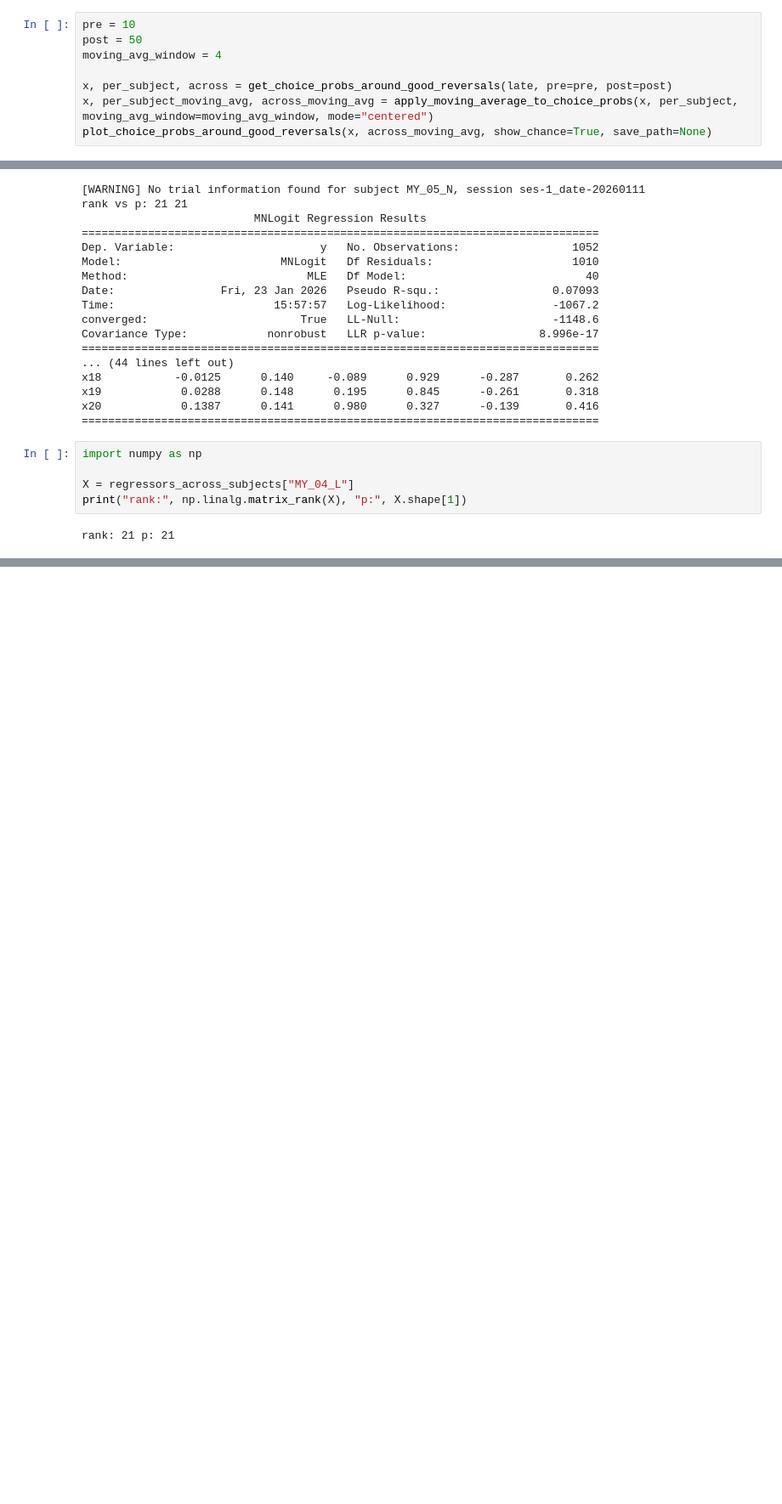
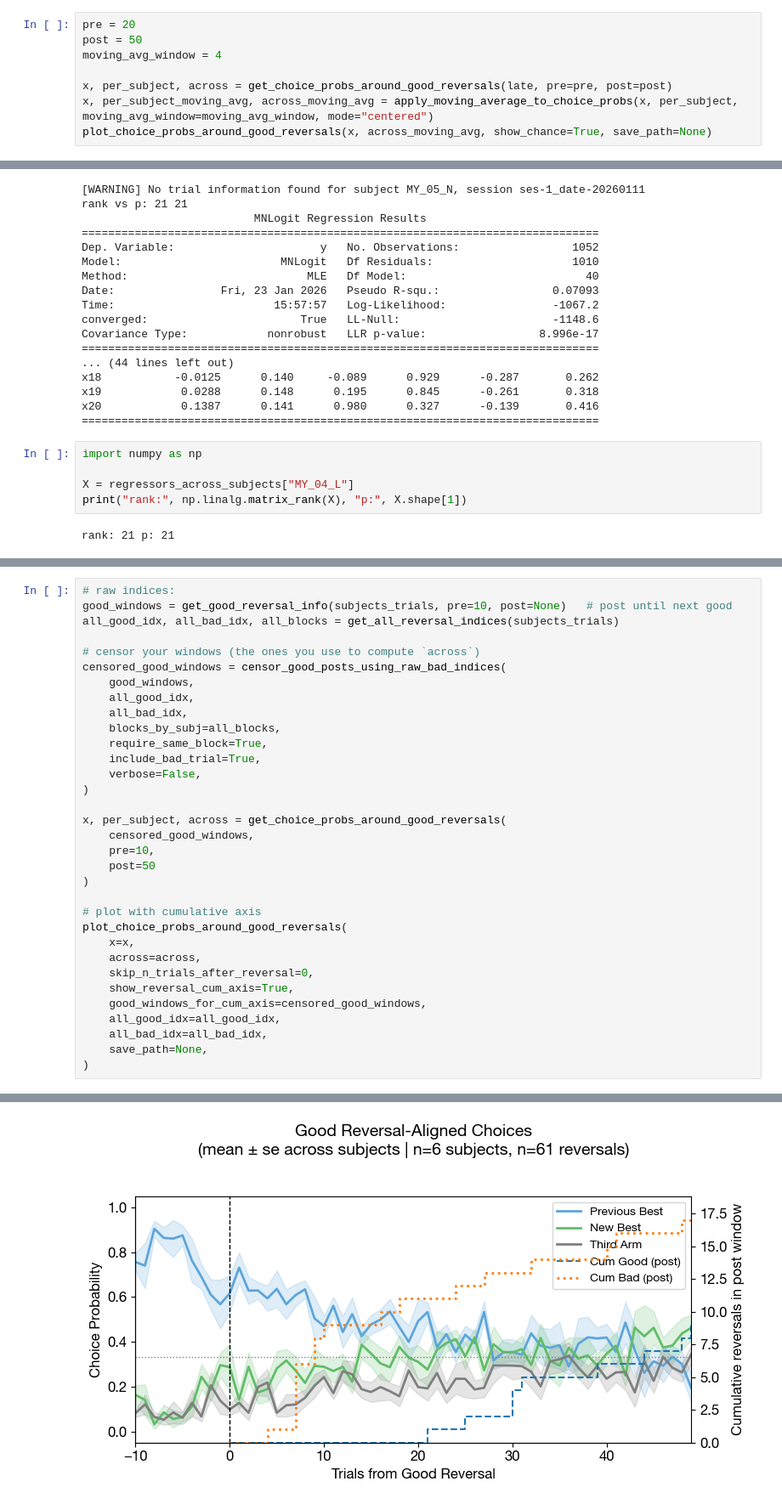
Before and after one commit to megyoung430/magnitude-bandit-analysis, a Jupyter notebook: scripts/testing_code.ipynb, the cells around one changed output, grey strips where cells are left out. Shown at 85% size. Drawn from its saved outputs; the diff is of its cells as text; blank space fills up the shorter version.

```diff
--- a/scripts/testing_code.ipynb
+++ b/scripts/testing_code.ipynb
@@ -75,5 +86,5 @@ plot_first_leave_after_good_reversals(mean, se, first_leave_per_subject, p_value
 # %%
-pre = 10
+pre = 20
 post = 50
 moving_avg_window = 4
 
@@ -912,0 +1390,34 @@ rank: 21 p: 21
+# %%
+# raw indices:
+good_windows = get_good_reversal_info(subjects_trials, pre=10, post=None)   # post until next good
+all_good_idx, all_bad_idx, all_blocks = get_all_reversal_indices(subjects_trials)
+
+# censor your windows (the ones you use to compute `across`)
+censored_good_windows = censor_good_posts_using_raw_bad_indices(
+    good_windows,
+    all_good_idx,
+    all_bad_idx,
+    blocks_by_subj=all_blocks,
+    require_same_block=True,
+    include_bad_trial=True,
+    verbose=False,
+)
+
+x, per_subject, across = get_choice_probs_around_good_reversals(
+    censored_good_windows,
+    pre=10,
+    post=50
+)
+
+# plot with cumulative axis
+plot_choice_probs_around_good_reversals(
+    x=x,
+    across=across,
+    skip_n_trials_after_reversal=0,
+    show_reversal_cum_axis=True,
+    good_windows_for_cum_axis=censored_good_windows,
+    all_good_idx=all_good_idx,
+    all_bad_idx=all_bad_idx,
+    save_path=None,
+)
+# %% [output]
@@ -912,0 +1428 @@ rank: 21 p: 21
+[figure, added]
```
Also changed, not shown: parts of 11 cells of this notebook, 3 other files.
